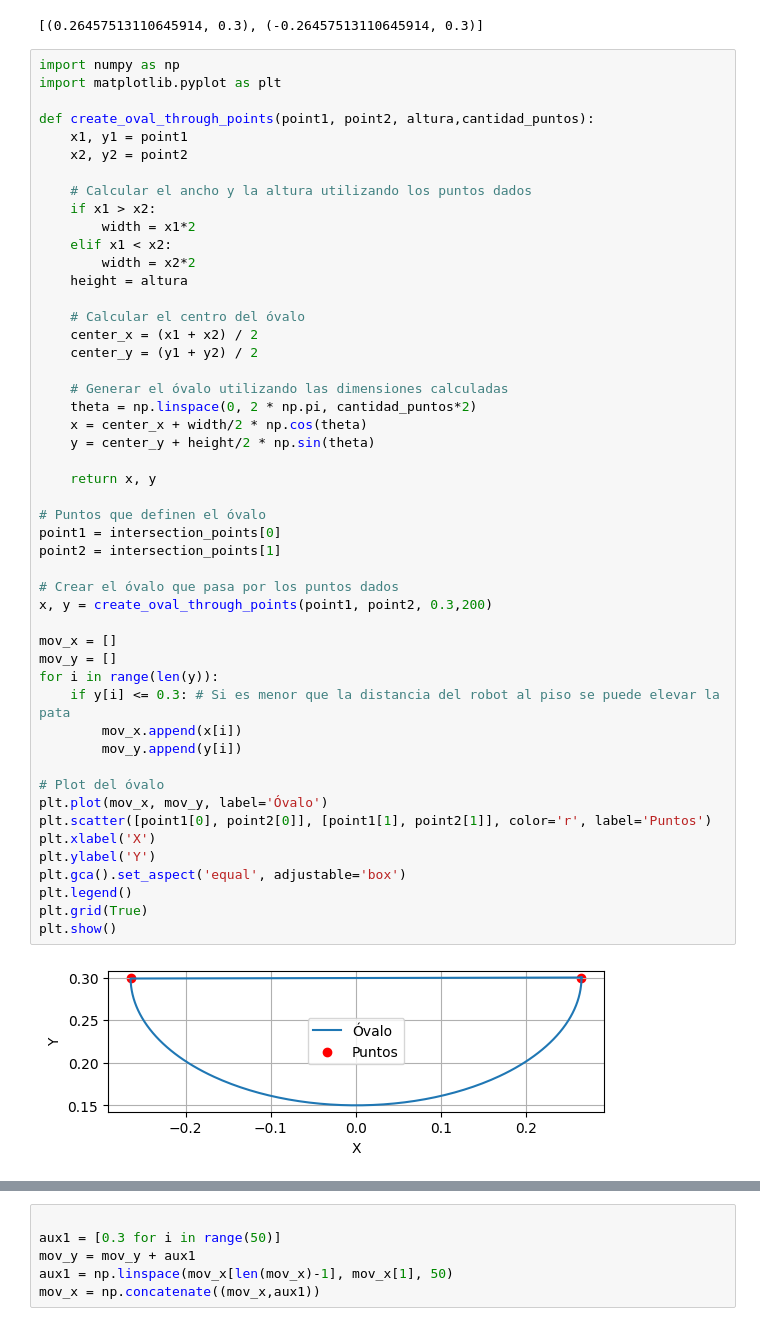
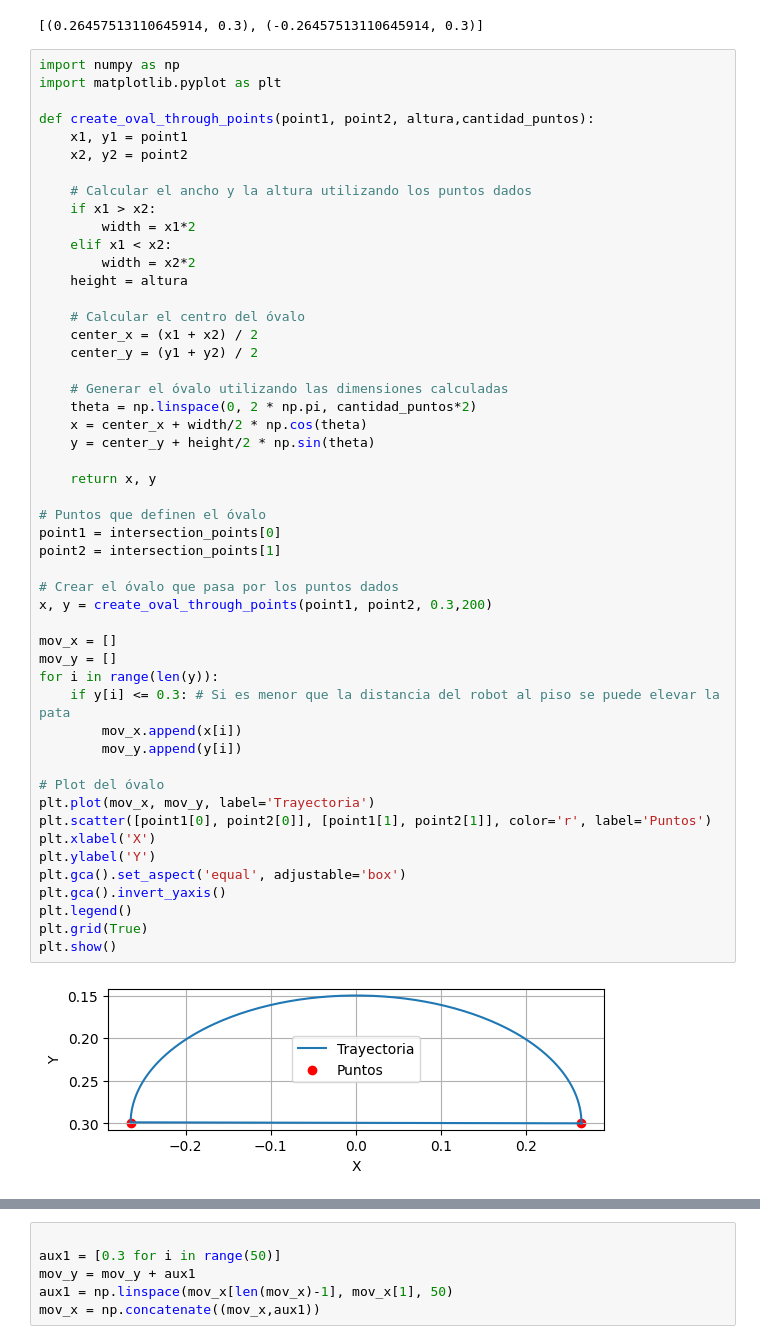
Before and after one commit to jorge-conejeros/Quadruped-Robot, a Jupyter notebook: Rotación.ipynb, the cells around one changed output, grey strips where cells are left out. Saved outputs shown, nothing was run; the diff lists cells and outputs as text.

```diff
--- a/Rotación.ipynb
+++ b/Rotación.ipynb
@@ -175,35 +175,36 @@ def create_oval_through_points(point1, point2, altura,cantidad_puntos):
     # Generar el óvalo utilizando las dimensiones calculadas
     theta = np.linspace(0, 2 * np.pi, cantidad_puntos*2)
     x = center_x + width/2 * np.cos(theta)
     y = center_y + height/2 * np.sin(theta)
 
     return x, y
 
 # Puntos que definen el óvalo
 point1 = intersection_points[0]
 point2 = intersection_points[1]
 
 # Crear el óvalo que pasa por los puntos dados
 x, y = create_oval_through_points(point1, point2, 0.3,200)
 
 mov_x = []
 mov_y = []
 for i in range(len(y)):
     if y[i] <= 0.3: # Si es menor que la distancia del robot al piso se puede elevar la pata
         mov_x.append(x[i])
         mov_y.append(y[i])
 
 # Plot del óvalo
-plt.plot(mov_x, mov_y, label='Óvalo')
+plt.plot(mov_x, mov_y, label='Trayectoria')
 plt.scatter([point1[0], point2[0]], [point1[1], point2[1]], color='r', label='Puntos')
 plt.xlabel('X')
 plt.ylabel('Y')
 plt.gca().set_aspect('equal', adjustable='box')
+plt.gca().invert_yaxis()
 plt.legend()
 plt.grid(True)
 plt.show()
 # %% [output]
-[figure, old version]
+[figure, new version]
 # %%
 # Semi Circulo
 def create_circle(point1, point2):
```
Also changed, not shown: parts of 11 cells of this notebook, 21 other files.
